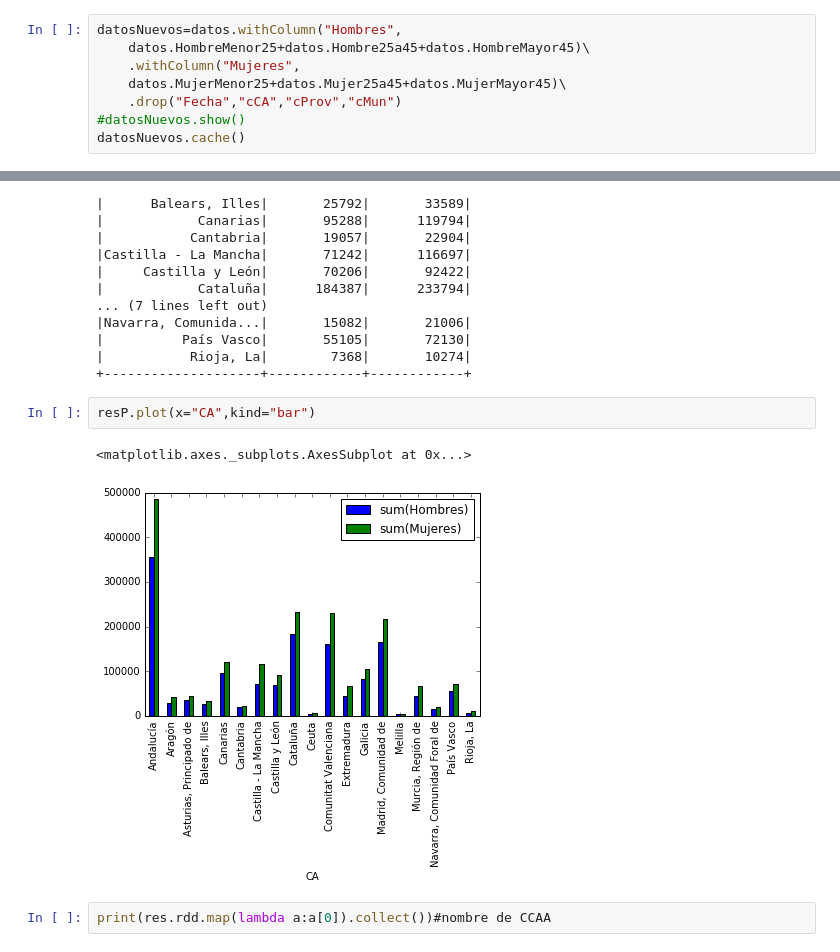
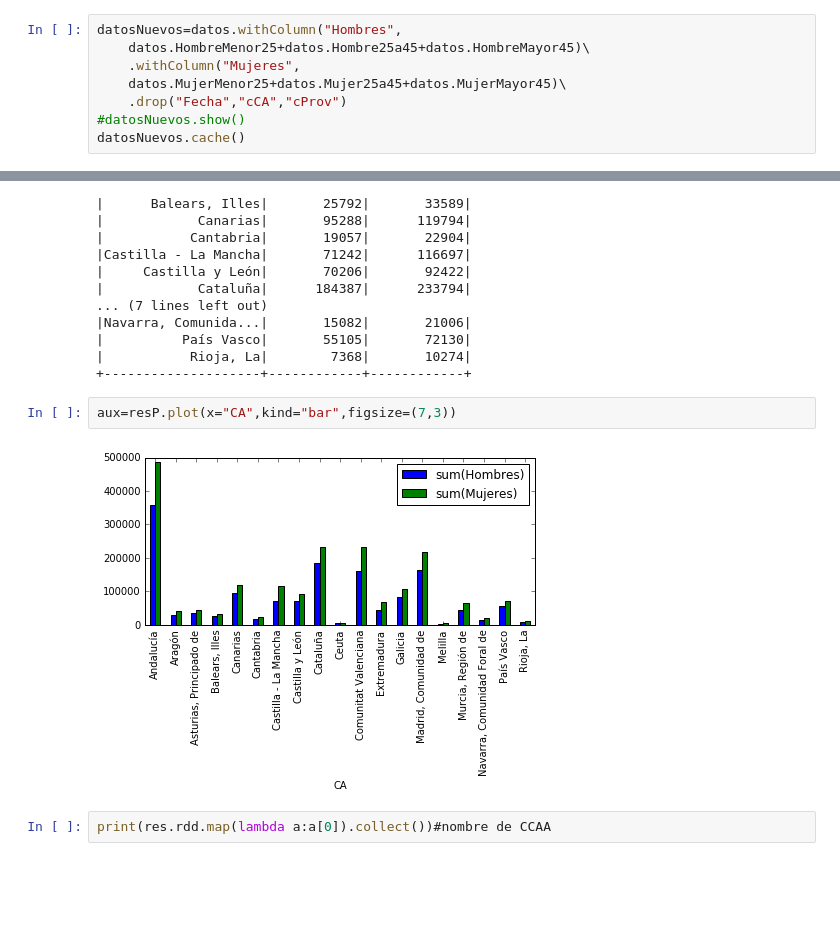
Before and after one commit to bigdatavigo/recursos, a Jupyter notebook: 005. Paro.ipynb, the cells around one changed output, grey strips where cells are left out. Cells and saved outputs as stored; diff of their text form; blank space fills up the shorter version.

```diff
--- a/005. Paro.ipynb
+++ b/005. Paro.ipynb
@@ -48,7 +48,7 @@ datosNuevos=datos.withColumn("Hombres",
     datos.HombreMenor25+datos.Hombre25a45+datos.HombreMayor45)\
     .withColumn("Mujeres",
     datos.MujerMenor25+datos.Mujer25a45+datos.MujerMayor45)\
-    .drop("Fecha","cCA","cProv","cMun")
+    .drop("Fecha","cCA","cProv")
 #datosNuevos.show()
 datosNuevos.cache()
 # %% [output]
@@ -156,10 +156,9 @@ res.show()
 |           Rioja, La|        7368|       10274|
 +--------------------+------------+------------+
 # %%
-resP.plot(x="CA",kind="bar")
+aux=resP.plot(x="CA",kind="bar",figsize=(7,3))
 # %% [output]
-<matplotlib.axes._subplots.AxesSubplot at 0x...>
-[figure, old version]
+[figure, new version]
 # %%
 print(res.rdd.map(lambda a:a[0]).collect())#nombre de CCAA
 # %% [output]
```
Also changed, not shown: parts of 15 cells of this notebook.
